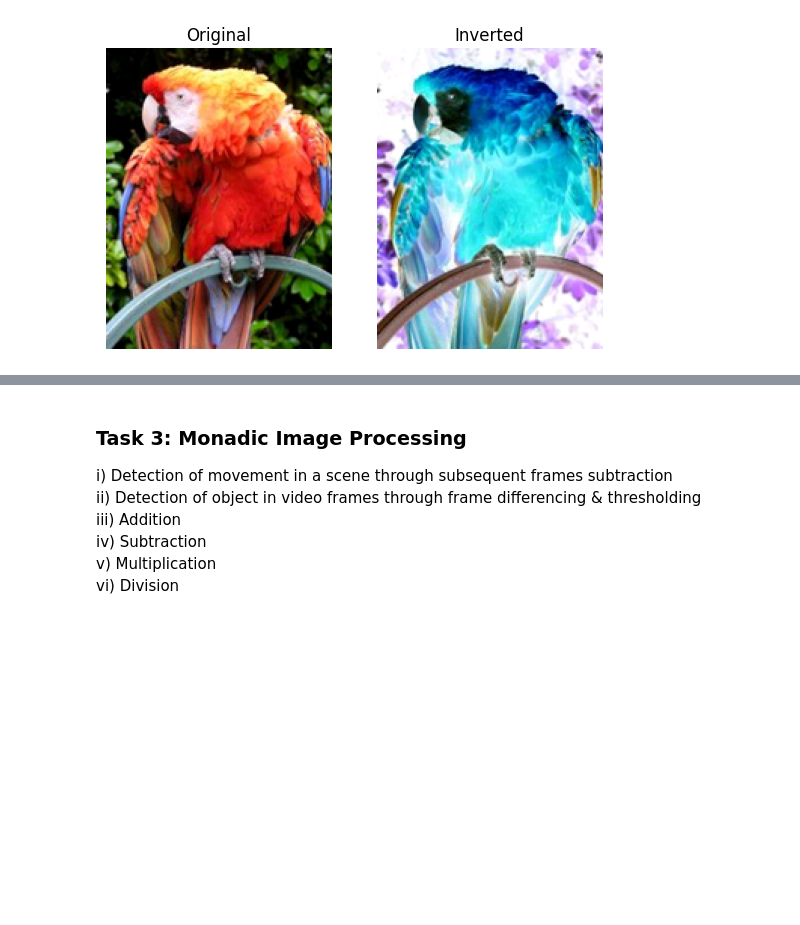
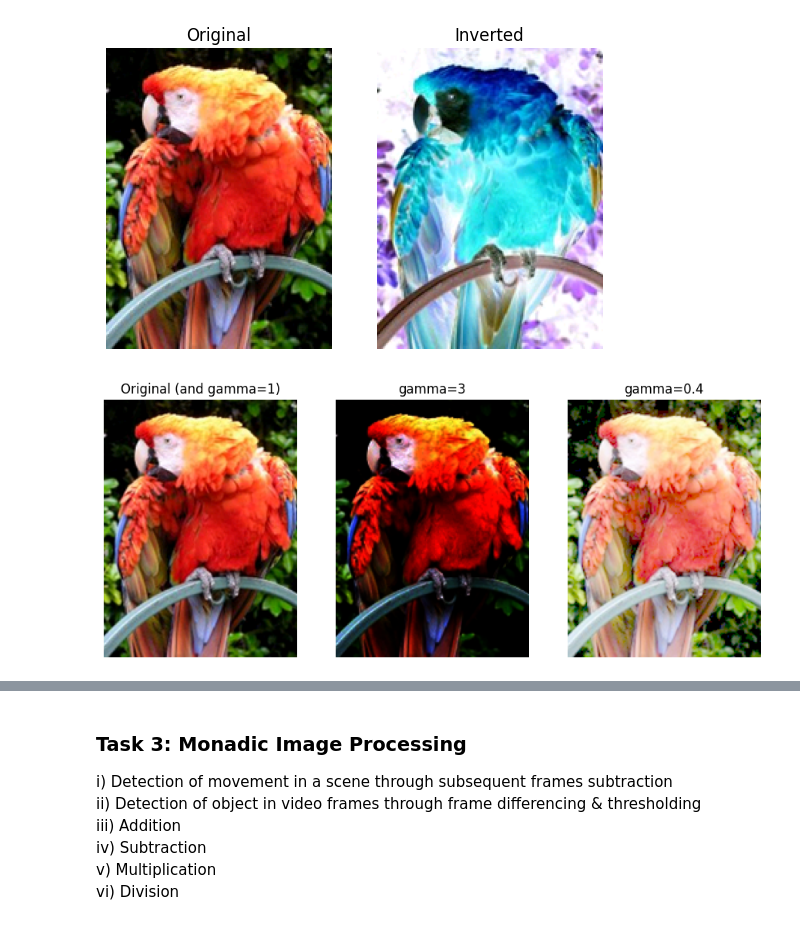
Before and after one commit to DanielSarf/DIP-Course-Submissions, a Jupyter notebook: Lab 7/Lab Notebook.ipynb, the cells around one changed output, grey strips where cells are left out. Drawn from its saved outputs; the diff is of its cells as text; code cells hidden in the pictures; blank space fills up the shorter version.

```diff
--- a/Lab 7/Lab Notebook.ipynb
+++ b/Lab 7/Lab Notebook.ipynb
@@ -9,11 +9,11 @@ import cv2
 import numpy as np
 import matplotlib.pyplot as plt
 
-def plotter(images, row, columns, titles):
-    for i in range(len(images)):
+def plotter(details, row, columns):
+    for i in range(len(details)):
         plt.subplot(row, columns, i + 1)
-        plt.imshow(images[i])
-        plt.title(titles[i])
+        plt.imshow(details[i][0], cmap = details[i][2] if len(details[i]) >= 3 else None)
+        plt.title(details[i][1] if len(details[i]) >= 2 else "")
         plt.axis("off")
 
     plt.show()
@@ -39,7 +39,11 @@ finalImage = cv2.add(forgroundIsolatedRGB, backgroundInvertedMaskRGB)
 
 imgT1ForegroundRGB = cv2.cvtColor(imgT1Foreground, cv2.COLOR_BGR2RGB)
 
-plotter([imgT1ForegroundRGB, imgT1BackgroundRGB, finalImage], 1, 3, ["Forground Source", "Background Source", "Final Image"])
+plotter([[imgT1ForegroundRGB, "Forground Source"],
+         [imgT1BackgroundRGB, "Background Source"],
+         [finalImage, "Final Image"]],
+         1, 3)
+
 plt.subplots_adjust(left=0.05, right=0.95)
 # %% [output]
 [figure]
@@ -86,2 +96,17 @@ plotter([imgT2RGB, imgT2Inverted], 1, 2, ["Original", "Inverted"])
 # %% [output]
 [figure]
+# %%
+
+imgT2G1 = np.array(255 * (imgT2RGB / 255) ** 1, dtype='uint8')
+
+imgT2G3 = np.array(255 * (imgT2RGB / 255) ** 3, dtype='uint8')
+
+imgT3G0_4 = np.array(255 * (imgT2RGB / 255) ** 0.4, dtype='uint8')
+
+plt.figure(figsize=(11, 6))
+plotter([[imgT2G1, "Original (and gamma=1)"],
+         [imgT2G3, "gamma=3"],
+         [imgT3G0_4, "gamma=0.4"]],
+         1, 3)
+# %% [output]
+[figure, added]
```
Also changed, not shown: parts of 11 cells of this notebook, 3 other files.
